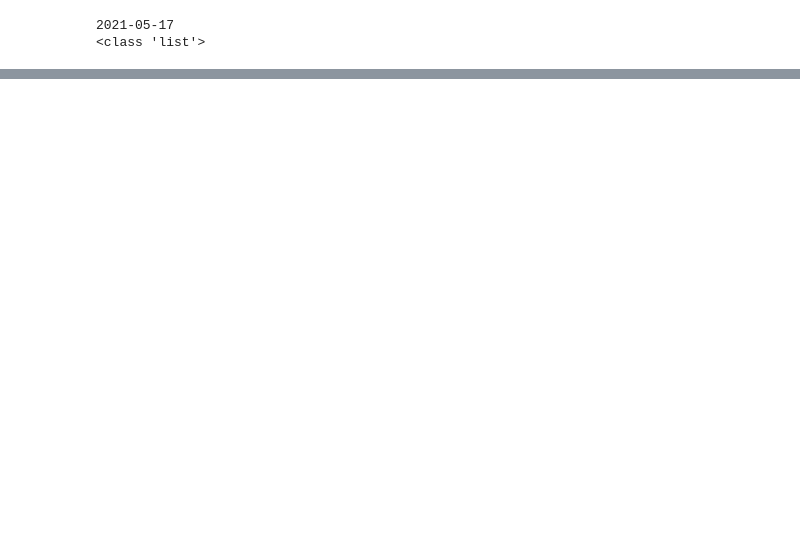
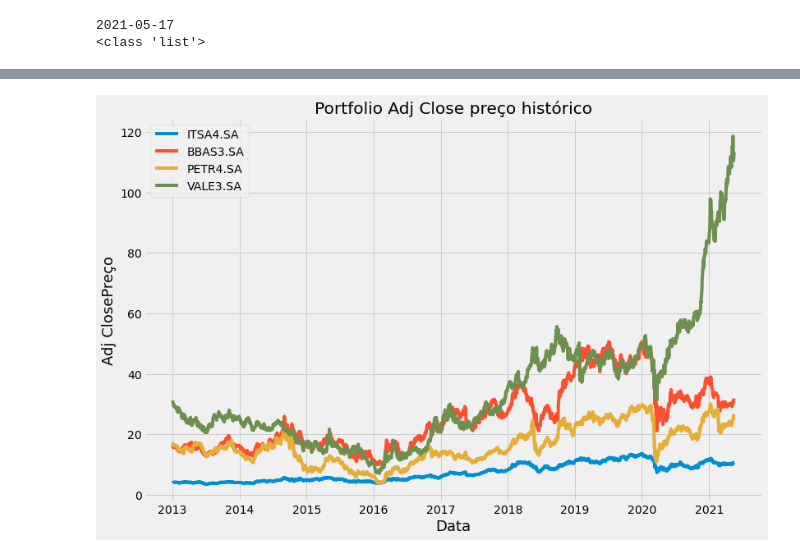
Before and after one commit to rcarasek/Python-for-Investment, a Jupyter notebook: Python_For_FinanceBovespa.ipynb, the cells around one changed output, grey strips where cells are left out. Drawn from its saved outputs; the diff is of its cells as text; code cells hidden in the pictures; blank space fills up the shorter version.

```diff
--- a/Python_For_FinanceBovespa.ipynb
+++ b/Python_For_FinanceBovespa.ipynb
@@ -7,5 +7,6 @@ import numpy as np
 import pandas as pd
 import pandas_datareader as web
 import matplotlib.pyplot as plt
-plt.style.use('fivethirtyeight')
+
+# plt.style.use('fivethirtyeight')
 # %%
@@ -57,0 +59,27 @@ meusAtivos
+# %%
+# criando uma função para visualizar o portfolio
+
+
+def MostraGrafico(stocks=ativosCod , start=DataInicioCotacao , end=hoje , col='Adj Close'):
+  # titulo para o grafico
+  tituloGrafico = 'Portfolio ' + col + ' preço histórico'
+
+  # pegando as cotaçoes do meu portfolio
+  meusAtivos = PegaCotacaoMeuPortfolio(stocks=stocks, start=start, end=end, col=col)
+
+  plt.figure(figsize=(12,8))
+
+  # loop pelos ativos da lista
+  for c in meusAtivos.columns.values:
+    plt.plot(meusAtivos[c], label = c)
+
+  plt.title(tituloGrafico)
+  plt.xlabel('Data', fontsize = 18)
+  plt.ylabel(col+  'Preço', fontsize = 18)
+  plt.legend(meusAtivos.columns.values, loc='upper left')
+  plt.show()
+
+
+MostraGrafico(ativosCod)
+# %% [output]
+[figure, added]
```
Also changed, not shown: parts of 4 cells of this notebook.
